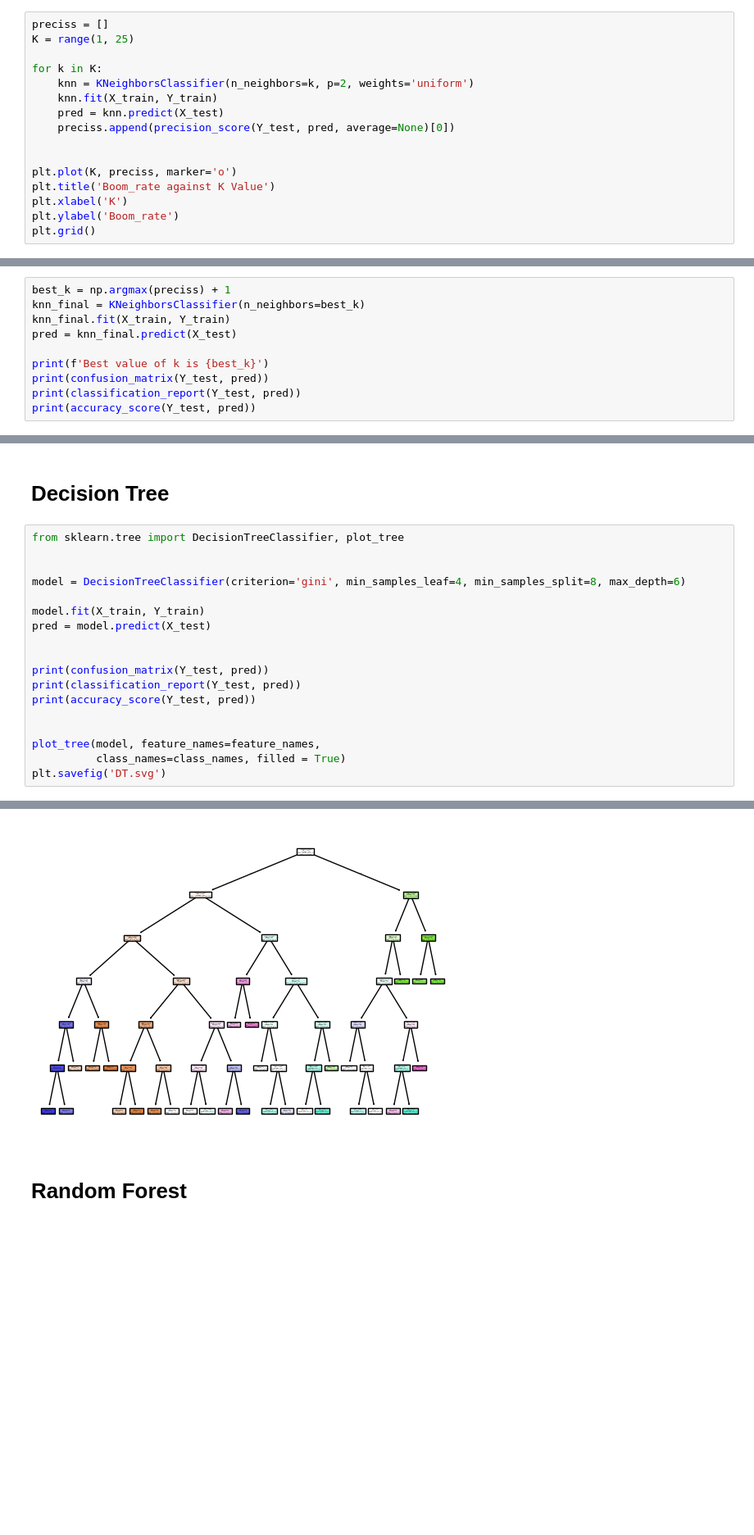
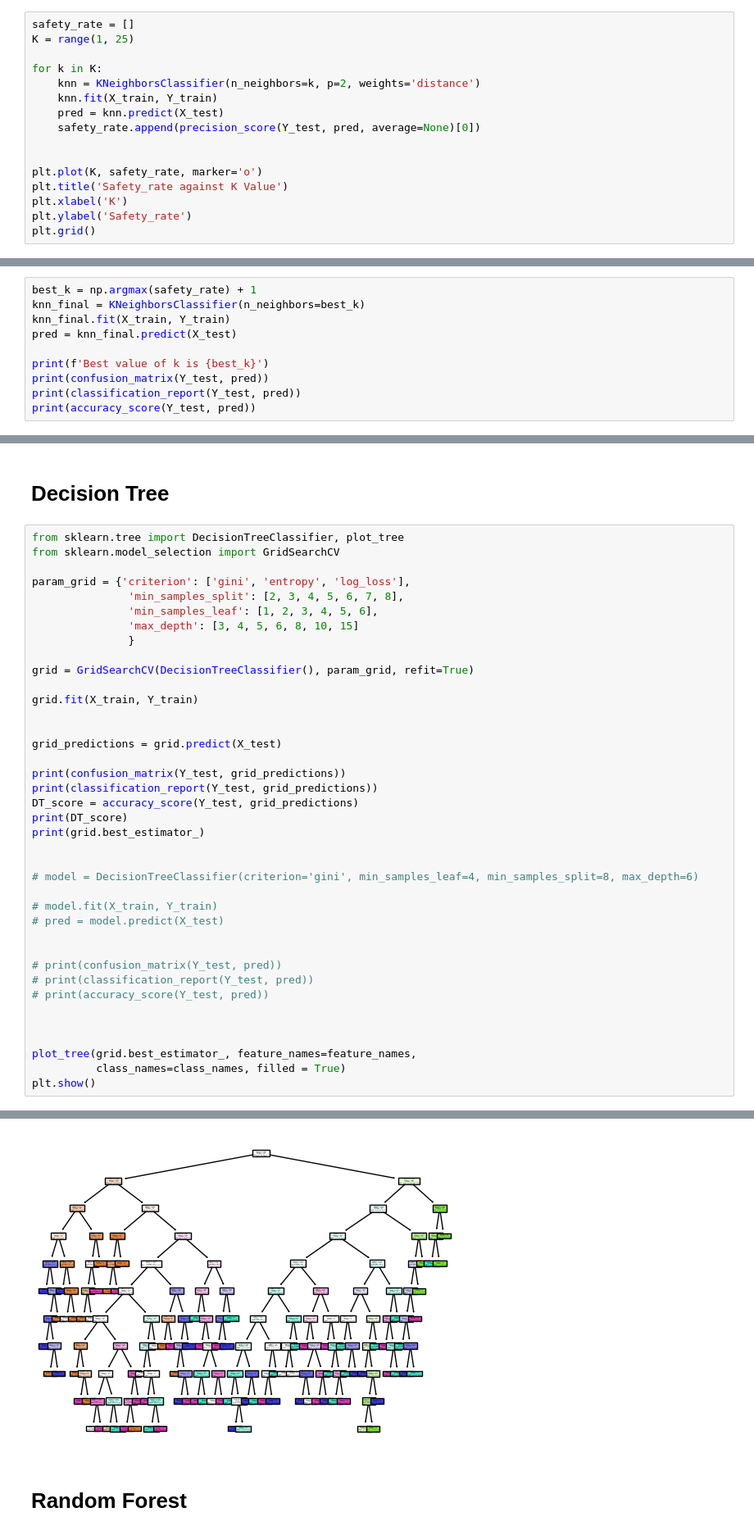
Before and after one commit to Matwitch/Lab1_Classification, a Jupyter notebook: lab.ipynb, the cells around one changed output, grey strips where cells are left out. Shown at 82% size. Saved outputs shown, nothing was run; the diff lists cells and outputs as text; blank space fills up the shorter version.

```diff
--- a/lab.ipynb
+++ b/lab.ipynb
@@ -197,17 +198,17 @@ Best value of k is 3
 # %%
-preciss = []
+safety_rate = []
 K = range(1, 25)
 
 for k in K:
-    knn = KNeighborsClassifier(n_neighbors=k, p=2, weights='uniform')
+    knn = KNeighborsClassifier(n_neighbors=k, p=2, weights='distance')
     knn.fit(X_train, Y_train)
     pred = knn.predict(X_test)
-    preciss.append(precision_score(Y_test, pred, average=None)[0])
+    safety_rate.append(precision_score(Y_test, pred, average=None)[0])
 
 
-plt.plot(K, preciss, marker='o')
-plt.title('Boom_rate against K Value')
+plt.plot(K, safety_rate, marker='o')
+plt.title('Safety_rate against K Value')
 plt.xlabel('K')
-plt.ylabel('Boom_rate')
+plt.ylabel('Safety_rate')
 plt.grid()
 # %% [output]
@@ -215,5 +216,5 @@ plt.grid()
 # %%
-best_k = np.argmax(preciss) + 1
+best_k = np.argmax(safety_rate) + 1
 knn_final = KNeighborsClassifier(n_neighbors=best_k)
 knn_final.fit(X_train, Y_train)
 pred = knn_final.predict(X_test)
@@ -246,20 +247,41 @@ Best value of k is 4
 # Decision Tree
 # %%
 from sklearn.tree import DecisionTreeClassifier, plot_tree
+from sklearn.model_selection import GridSearchCV
+
+param_grid = {'criterion': ['gini', 'entropy', 'log_loss'],
+               'min_samples_split': [2, 3, 4, 5, 6, 7, 8],
+               'min_samples_leaf': [1, 2, 3, 4, 5, 6],
+               'max_depth': [3, 4, 5, 6, 8, 10, 15]
+               }
+
+grid = GridSearchCV(DecisionTreeClassifier(), param_grid, refit=True)
+
+grid.fit(X_train, Y_train)
 
 
-model = DecisionTreeClassifier(criterion='gini', min_samples_leaf=4, min_samples_split=8, max_depth=6)
+grid_predictions = grid.predict(X_test)
 
-model.fit(X_train, Y_train)
-pred = model.predict(X_test)
+print(confusion_matrix(Y_test, grid_predictions))
+print(classification_report(Y_test, grid_predictions))
+DT_score = accuracy_score(Y_test, grid_predictions)
+print(DT_score)
+print(grid.best_estimator_)
 
 
-print(confusion_matrix(Y_test, pred))
-print(classification_report(Y_test, pred))
-print(accuracy_score(Y_test, pred))
+# model = DecisionTreeClassifier(criterion='gini', min_samples_leaf=4, min_samples_split=8, max_depth=6)
+
+# model.fit(X_train, Y_train)
+# pred = model.predict(X_test)
 
 
-plot_tree(model, feature_names=feature_names,
+# print(confusion_matrix(Y_test, pred))
+# print(classification_report(Y_test, pred))
+# print(accuracy_score(Y_test, pred))
+
+
+
+plot_tree(grid.best_estimator_, feature_names=feature_names,
           class_names=class_names, filled = True)
-plt.savefig('DT.svg')
+plt.show()
 # %% [output]
@@ -284,4 +307,4 @@ plt.savefig('DT.svg')
-[figure, old version]
+[figure, new version]
 # %% [markdown]
 # Random Forest
 # %%
```
Also changed, not shown: parts of 12 cells of this notebook.
